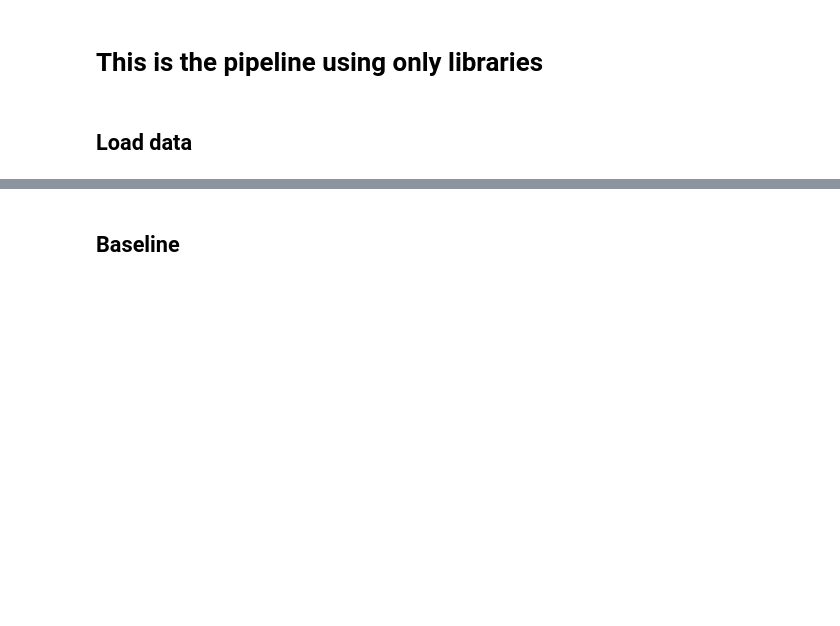
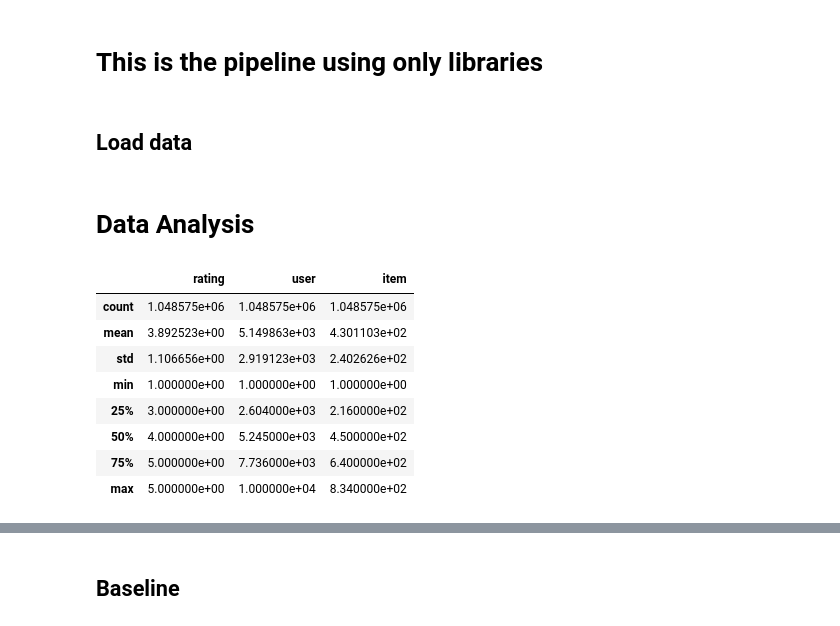
Before and after one commit to byrek3d/ML-Project-2-EPFL, a Jupyter notebook: pipeline.ipynb, the cells around one changed output, grey strips where cells are left out. Saved outputs shown, nothing was run; the diff lists cells and outputs as text; code cells hidden in the pictures; blank space fills up the shorter version.

```diff
--- a/pipeline.ipynb
+++ b/pipeline.ipynb
@@ -32,0 +29,14 @@ formatted_data= Dataset.load_from_df(dataFrame[['user','item','rating']],reader)
+# %% [markdown]
+# Data Analysis
+# %%
+dataFrame.describe()
+# %% [output]
+|  | rating | user | item |
+| count | 1.048575e+06 | 1.048575e+06 | 1.048575e+06 |
+| mean | 3.892523e+00 | 5.149863e+03 | 4.301103e+02 |
+| std | 1.106656e+00 | 2.919123e+03 | 2.402626e+02 |
+| min | 1.000000e+00 | 1.000000e+00 | 1.000000e+00 |
+| 25% | 3.000000e+00 | 2.604000e+03 | 2.160000e+02 |
+| 50% | 4.000000e+00 | 5.245000e+03 | 4.500000e+02 |
+| 75% | 5.000000e+00 | 7.736000e+03 | 6.400000e+02 |
+| max | 5.000000e+00 | 1.000000e+04 | 8.340000e+02 |
```
Also changed, not shown: parts of 9 cells of this notebook.
